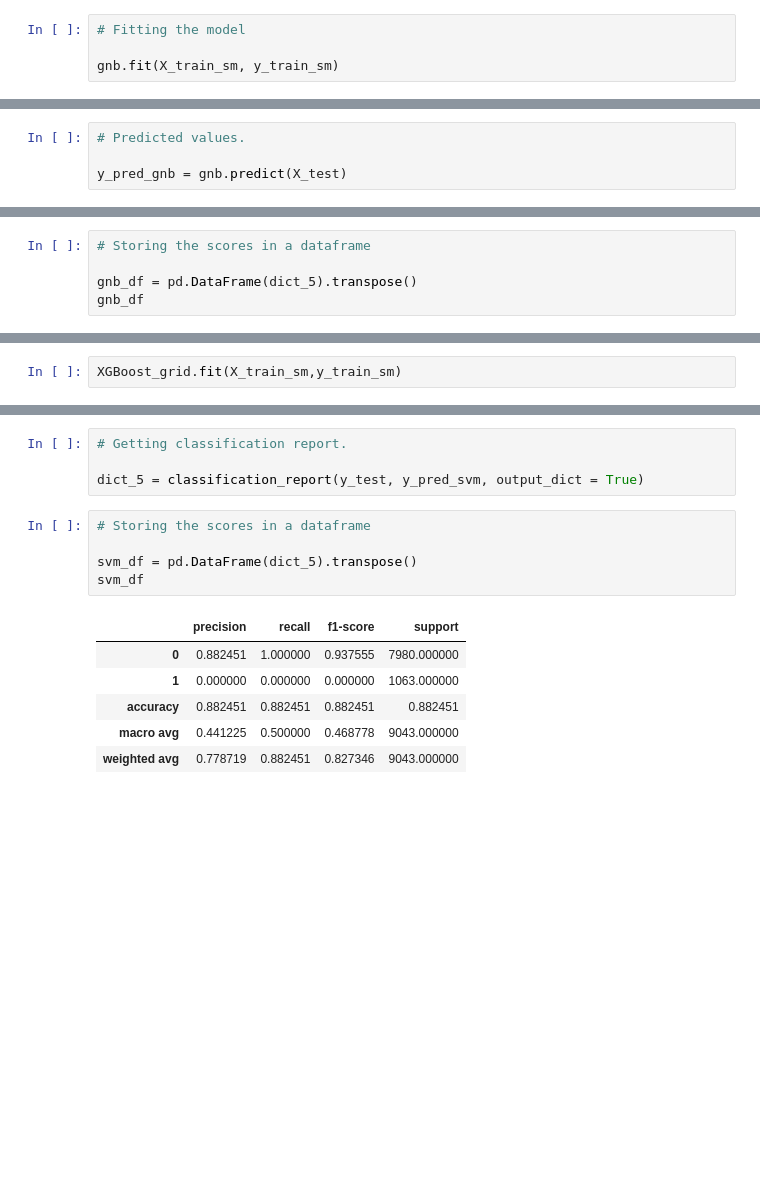
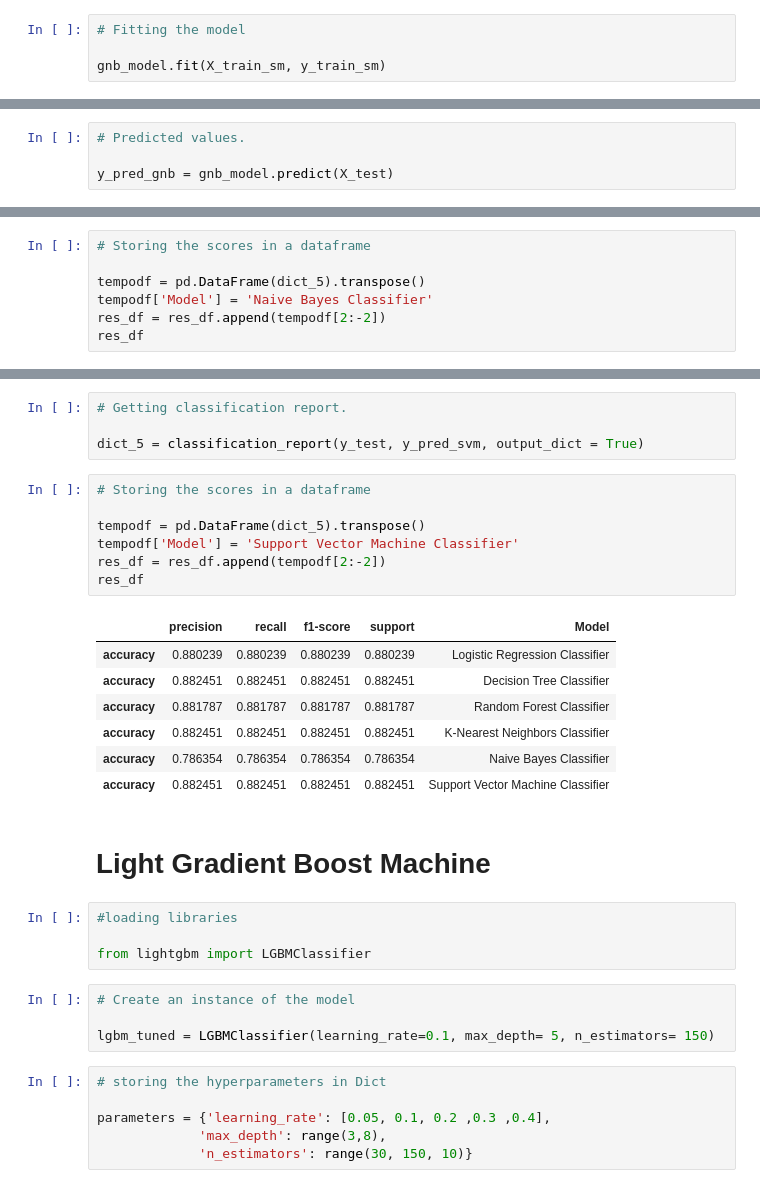
Before and after one commit to sainirajesh17/Bank_Marketing_Effectiveness_Prediction-ML_Classification-, a Jupyter notebook: Bank_Marketing_Effectiveness_Prediction_(Classification)_Capstone_Project.ipynb, the cells around one changed output, grey strips where cells are left out. Cells and saved outputs as stored; diff of their text form; blank space fills up the shorter version.

```diff
--- a/Bank_Marketing_Effectiveness_Prediction_(Classification)_Capstone_Project.ipynb
+++ b/Bank_Marketing_Effectiveness_Prediction_(Classification)_Capstone_Project.ipynb
@@ -949,5 +1145,5 @@ gnb = GaussianNB()
 # %%
 # Fitting the model
 
-gnb.fit(X_train_sm, y_train_sm)
+gnb_model.fit(X_train_sm, y_train_sm)
 # %% [output]
@@ -1000,7 +1215,7 @@ plt.show()
 # %%
 # Predicted values.
 
-y_pred_gnb = gnb.predict(X_test)
+y_pred_gnb = gnb_model.predict(X_test)
 # %%
 # Getting classification report.
 
@@ -1008,6 +1223,8 @@ dict_5 = classification_report(y_test, y_pred_gnb, output_dict = True)
 # %%
 # Storing the scores in a dataframe
 
-gnb_df = pd.DataFrame(dict_5).transpose()
-gnb_df
+tempodf = pd.DataFrame(dict_5).transpose()
+tempodf['Model'] = 'Naive Bayes Classifier'
+res_df = res_df.append(tempodf[2:-2])
+res_df
 # %% [output]
@@ -1035,2 +1238,0 @@ XGBoost_grid = GridSearchCV(XGBoost_grid, parameters, scoring='roc_auc', cv=5)
-# %%
-XGBoost_grid.fit(X_train_sm,y_train_sm)
@@ -1126,12 +1313,31 @@ dict_5 = classification_report(y_test, y_pred_svm, output_dict = True)
 # %%
 # Storing the scores in a dataframe
 
-svm_df = pd.DataFrame(dict_5).transpose()
-svm_df
+tempodf = pd.DataFrame(dict_5).transpose()
+tempodf['Model'] = 'Support Vector Machine Classifier'
+res_df = res_df.append(tempodf[2:-2])
+res_df
 # %% [output]
-|  | precision | recall | f1-score | support |
-| 0 | 0.882451 | 1.000000 | 0.937555 | 7980.000000 |
-| 1 | 0.000000 | 0.000000 | 0.000000 | 1063.000000 |
-| accuracy | 0.882451 | 0.882451 | 0.882451 | 0.882451 |
-| macro avg | 0.441225 | 0.500000 | 0.468778 | 9043.000000 |
-| weighted avg | 0.778719 | 0.882451 | 0.827346 | 9043.000000 |
+|  | precision | recall | f1-score | support | Model |
+| accuracy | 0.880239 | 0.880239 | 0.880239 | 0.880239 | Logistic Regression Classifier |
+| accuracy | 0.882451 | 0.882451 | 0.882451 | 0.882451 | Decision Tree Classifier |
+| accuracy | 0.881787 | 0.881787 | 0.881787 | 0.881787 | Random Forest Classifier |
+| accuracy | 0.882451 | 0.882451 | 0.882451 | 0.882451 | K-Nearest Neighbors Classifier |
+| accuracy | 0.786354 | 0.786354 | 0.786354 | 0.786354 | Naive Bayes Classifier |
+| accuracy | 0.882451 | 0.882451 | 0.882451 | 0.882451 | Support Vector Machine Classifier |
+# %% [markdown]
+# **Light Gradient Boost Machine**
+# %%
+#loading libraries
+
+from lightgbm import LGBMClassifier
+# %%
+# Create an instance of the model
+
+lgbm_tuned = LGBMClassifier(learning_rate=0.1, max_depth= 5, n_estimators= 150)
+# %%
+# storing the hyperparameters in Dict
+
+parameters = {'learning_rate': [0.05, 0.1, 0.2 ,0.3 ,0.4],
+             'max_depth': range(3,8),
+             'n_estimators': range(30, 150, 10)}
```
Also changed, not shown: parts of 127 cells of this notebook.
